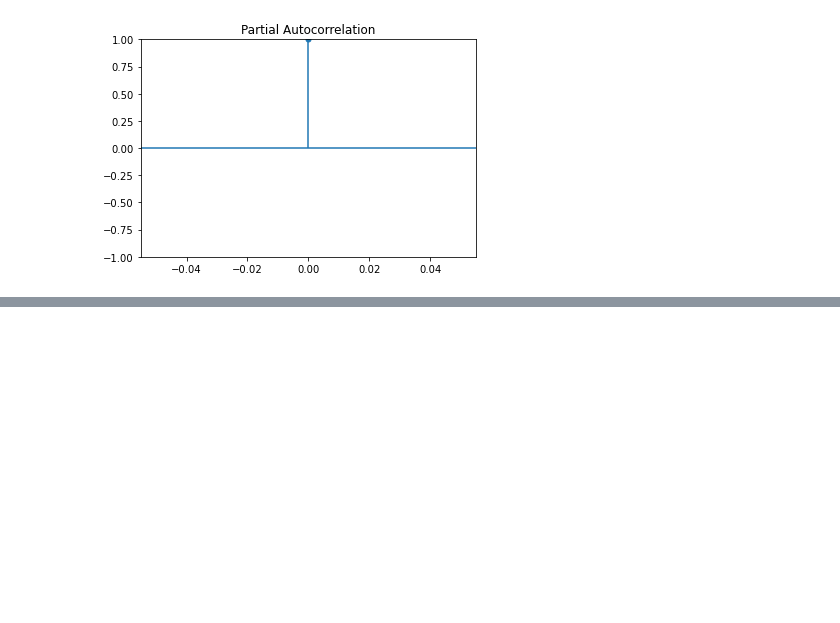
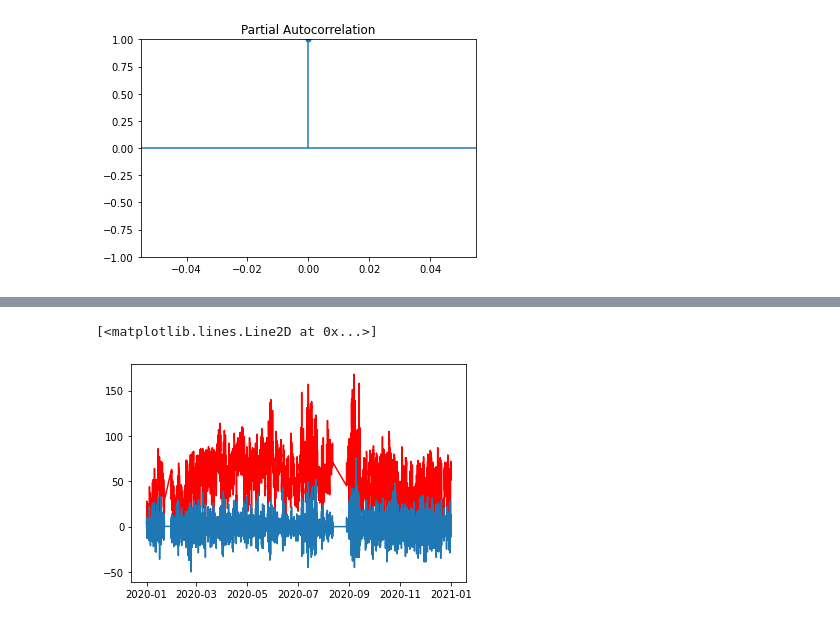
Before and after one commit to marcoHoev/time-series, a Jupyter notebook: data.ipynb, the cells around one changed output, grey strips where cells are left out. Drawn from its saved outputs; the diff is of its cells as text; code cells hidden in the pictures; blank space fills up the shorter version.

```diff
--- a/data.ipynb
+++ b/data.ipynb
@@ -90,0 +114,8 @@ plot_pacf(antas)
+# %%
+entrecampos = entrecampos.diff()
+entrecampos = entrecampos[1:]
+plt.plot(data.index, data['Entrecampos'], color='red')
+plt.plot(entrecampos)
+# %% [output]
+[<matplotlib.lines.Line2D at 0x...>]
+[figure, added]
```
Also changed, not shown: parts of 7 cells of this notebook.
